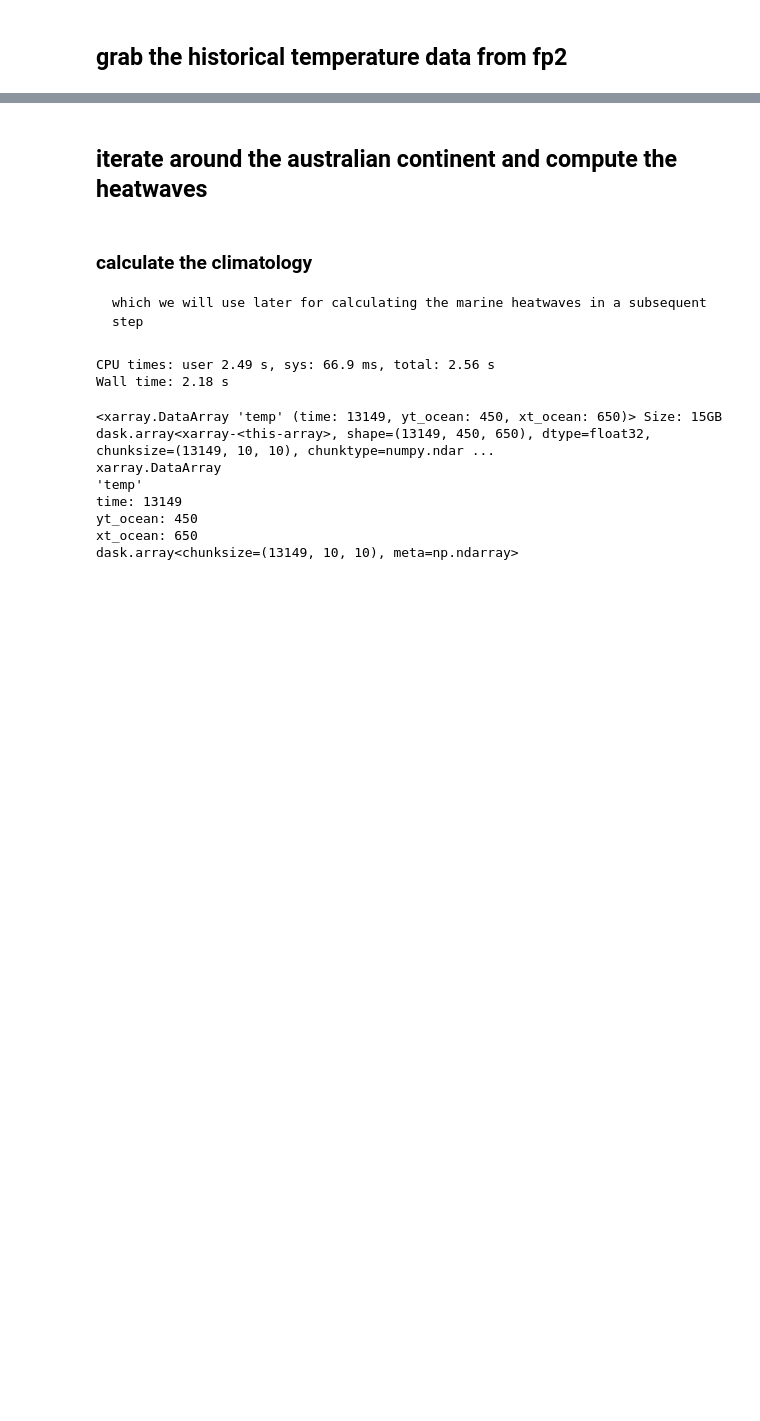
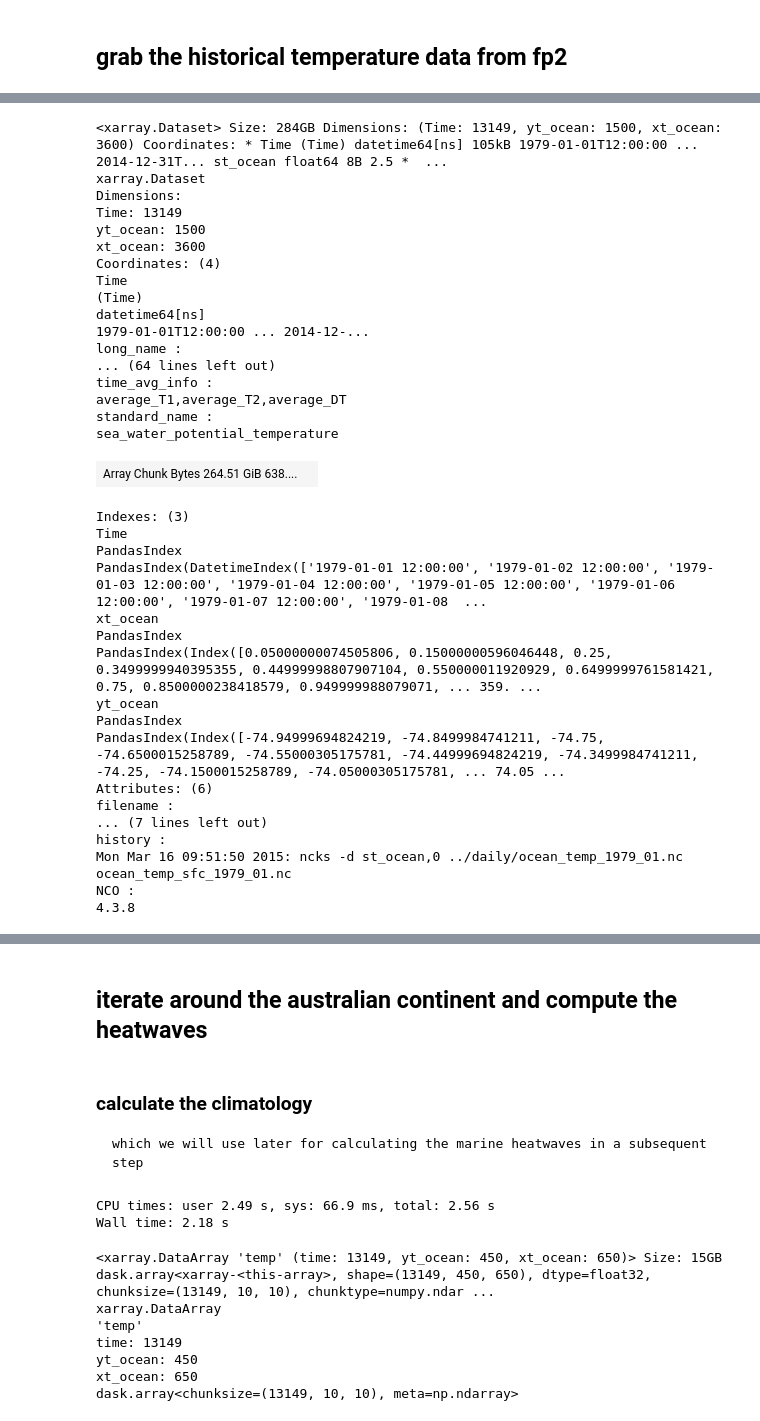
Before and after one commit to Thomas-Moore-Creative/shared_sandbox, a Jupyter notebook: heatwaves_OFAM3_climatology.ipynb, the cells around one changed output, grey strips where cells are left out. Cells and saved outputs as stored; diff of their text form; code cells hidden in the pictures; blank space fills up the shorter version.

```diff
--- a/heatwaves_OFAM3_climatology.ipynb
+++ b/heatwaves_OFAM3_climatology.ipynb
@@ -124,0 +96,25 @@ Historical SST dataset = 15 Gb
+# %%
+# preprocesser to drop unwanted variables
+def drop_stuff(ds, coords_to_drop,vars_to_drop):
+    """
+    Preprocessor function to drop specified coordinates and variables from a dataset loaded via xr.open_mfdataset
+
+    Parameters:
+        ds (xarray.Dataset): The dataset from which coordinates & variables are to be dropped.
+        coords_to_drop (list of str): List of coordinate names to drop.
+        vars_to_drop(list of str): List of variable names to drop
+
+    Returns:
+        xarray.Dataset: Dataset with specified coordinates and variables dropped.
+    """
+    # Drop coordinates if they are in the dataset
+    ds = ds.drop_vars(coords_to_drop, errors='ignore')
+    ds = ds.drop_vars(vars_to_drop, errors='ignore')
+    return ds
+# %%
+%%time
+coords_to_drop =['st_edges_ocean','nv']
+vars_to_drop =['Time_bounds','average_DT','average_T1','average_T2']
+sst = xr.open_mfdataset(wrkdir + "/jra55_historical.1/surface/ocean_temp_sfc_*.nc", parallel=True,preprocess=lambda x: drop_stuff(x, coords_to_drop,vars_to_drop)).squeeze() #combine='by_coords' is default
+sst
+# %% [output]
@@ -124,0 +123,35 @@ Historical SST dataset = 15 Gb
+<xarray.Dataset> Size: 284GB Dimensions: (Time: 13149, yt_ocean: 1500, xt_ocean: 3600) Coordinates: * Time (Time) datetime64[ns] 105kB 1979-01-01T12:00:00 ... 2014-12-31T... st_ocean float64 8B 2.5 *  ...
+xarray.Dataset
+Dimensions:
+Time: 13149
+yt_ocean: 1500
+xt_ocean: 3600
+Coordinates: (4)
+Time
+(Time)
+datetime64[ns]
+1979-01-01T12:00:00 ... 2014-12-...
+long_name :
+... (64 lines left out)
+time_avg_info :
+average_T1,average_T2,average_DT
+standard_name :
+sea_water_potential_temperature
+| Array Chunk Bytes 264.51 GiB 638.... |  |
+Indexes: (3)
+Time
+PandasIndex
+PandasIndex(DatetimeIndex(['1979-01-01 12:00:00', '1979-01-02 12:00:00', '1979-01-03 12:00:00', '1979-01-04 12:00:00', '1979-01-05 12:00:00', '1979-01-06 12:00:00', '1979-01-07 12:00:00', '1979-01-08  ...
+xt_ocean
+PandasIndex
+PandasIndex(Index([0.05000000074505806, 0.15000000596046448, 0.25, 0.3499999940395355, 0.44999998807907104, 0.550000011920929, 0.6499999761581421, 0.75, 0.8500000238418579, 0.949999988079071, ... 359. ...
+yt_ocean
+PandasIndex
+PandasIndex(Index([-74.94999694824219, -74.8499984741211, -74.75, -74.6500015258789, -74.55000305175781, -74.44999694824219, -74.3499984741211, -74.25, -74.1500015258789, -74.05000305175781, ... 74.05 ...
+Attributes: (6)
+filename :
+... (7 lines left out)
+history :
+Mon Mar 16 09:51:50 2015: ncks -d st_ocean,0 ../daily/ocean_temp_1979_01.nc ocean_temp_sfc_1979_01.nc
+NCO :
+4.3.8
```
Also changed, not shown: parts of 16 cells of this notebook.
